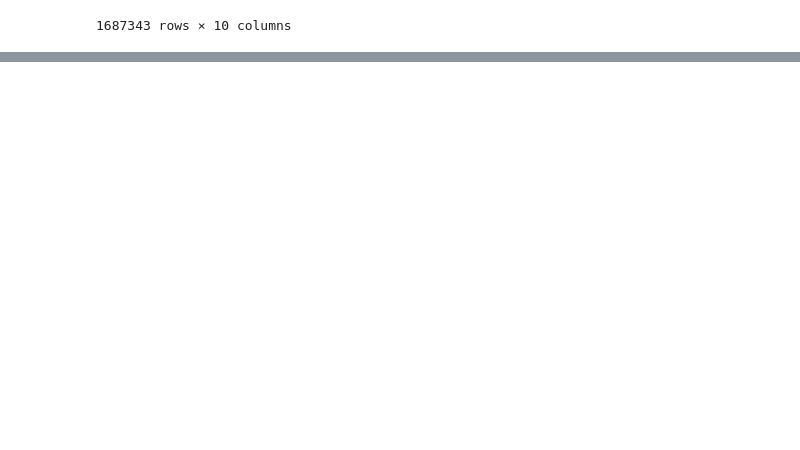
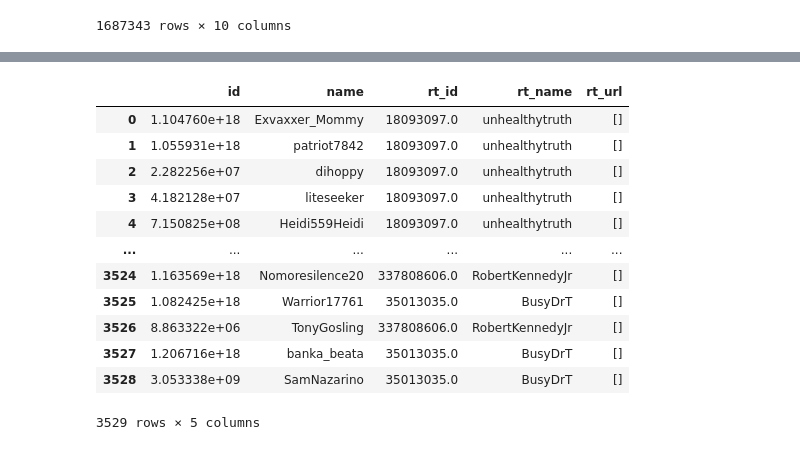
Before and after one commit to gi-ux/BachelorProject, a Jupyter notebook: notebook/Verified_Disinform.ipynb, the cells around one changed output, grey strips where cells are left out. Saved outputs shown, nothing was run; the diff lists cells and outputs as text; code cells hidden in the pictures; blank space fills up the shorter version.

```diff
--- a/notebook/Verified_Disinform.ipynb
+++ b/notebook/Verified_Disinform.ipynb
@@ -169,0 +192,17 @@ data.to_csv("C:/Users/Gianluca/Desktop/Supsi/Git/BachelorProject/large_files/ver
+# %%
+ccdh_rt_searched = pd.read_csv(path[0] + "ccdh_user_rt.csv")
+ccdh_rt_searched
+# %% [output]
+|  | id | name | rt_id | rt_name | rt_url |
+| 0 | 1.104760e+18 | Exvaxxer_Mommy | 18093097.0 | unhealthytruth | [] |
+| 1 | 1.055931e+18 | patriot7842 | 18093097.0 | unhealthytruth | [] |
+| 2 | 2.282256e+07 | dihoppy | 18093097.0 | unhealthytruth | [] |
+| 3 | 4.182128e+07 | liteseeker | 18093097.0 | unhealthytruth | [] |
+| 4 | 7.150825e+08 | Heidi559Heidi | 18093097.0 | unhealthytruth | [] |
+| ... | ... | ... | ... | ... | ... |
+| 3524 | 1.163569e+18 | Nomoresilence20 | 337808606.0 | RobertKennedyJr | [] |
+| 3525 | 1.082425e+18 | Warrior17761 | 35013035.0 | BusyDrT | [] |
+| 3526 | 8.863322e+06 | TonyGosling | 337808606.0 | RobertKennedyJr | [] |
+| 3527 | 1.206716e+18 | banka_beata | 35013035.0 | BusyDrT | [] |
+| 3528 | 3.053338e+09 | SamNazarino | 35013035.0 | BusyDrT | [] |
+3529 rows × 5 columns
```
Also changed, not shown: parts of 2 cells of this notebook, 3 other files.
